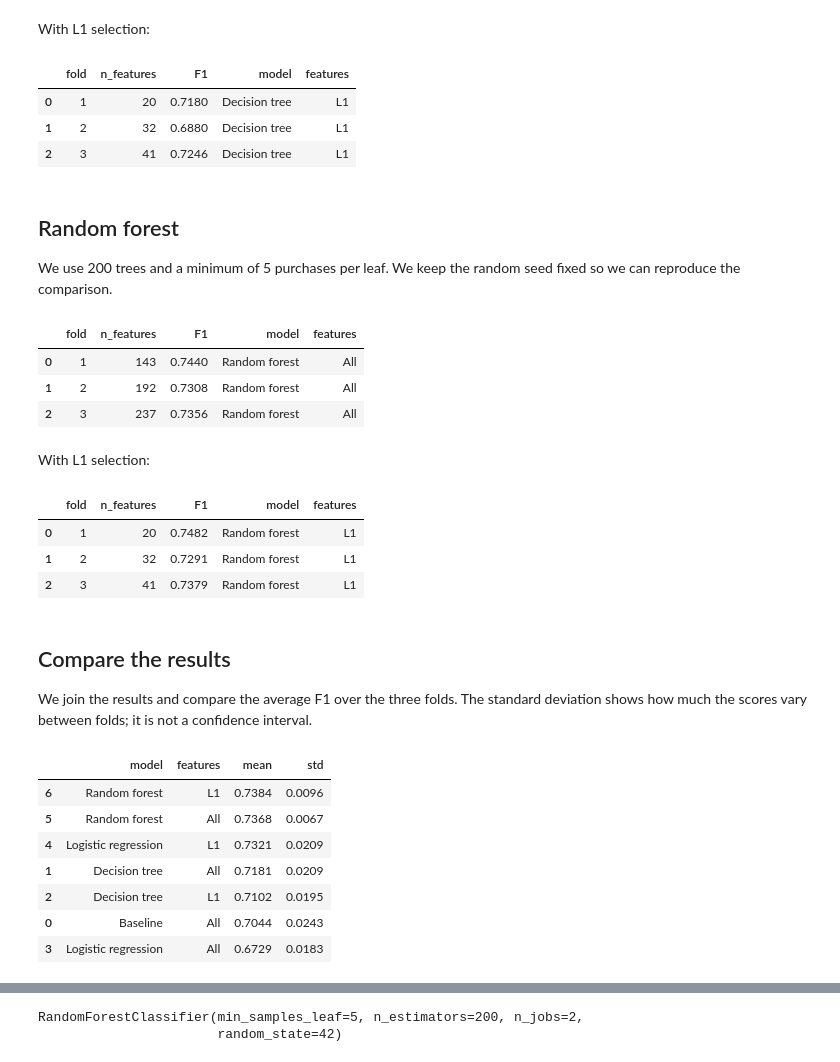
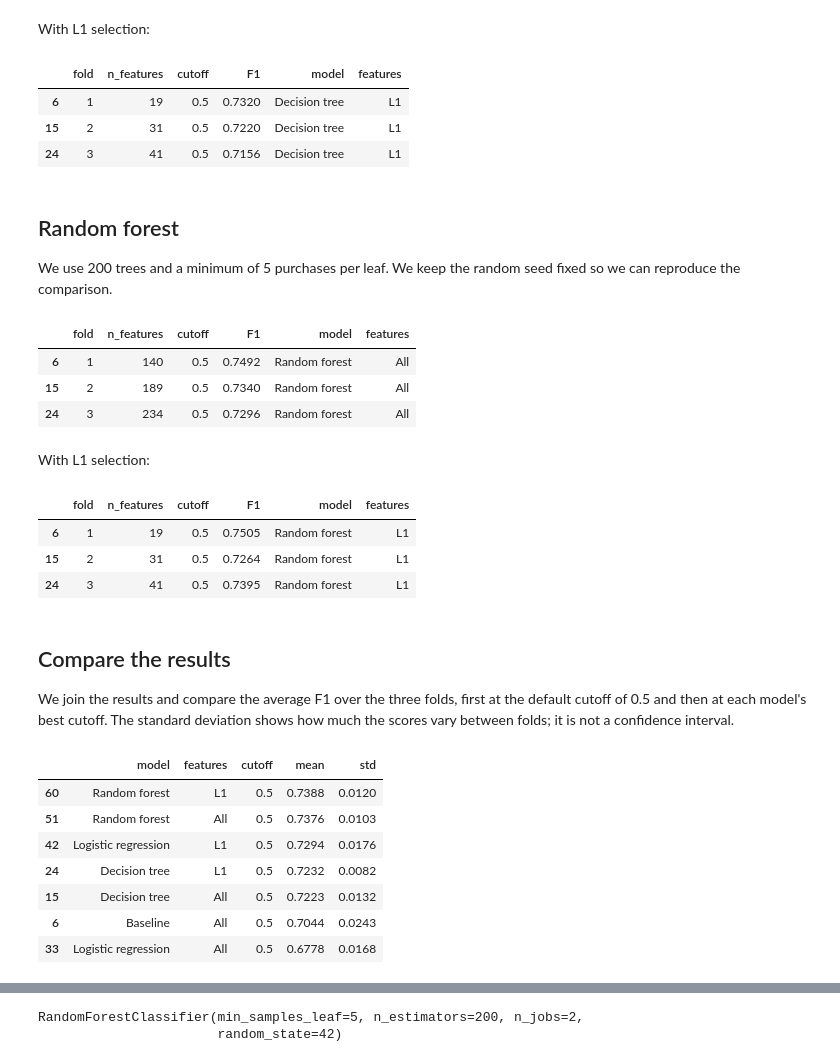
Before and after one commit to MiguelSantos00/Predicting-Repeat-Purchases-ML, a Jupyter notebook: notebooks/04_Modeling.ipynb, the cells around one changed output, grey strips where cells are left out. Saved outputs shown, nothing was run; the diff lists cells and outputs as text; code cells hidden in the pictures.

```diff
--- a/notebooks/04_Modeling.ipynb
+++ b/notebooks/04_Modeling.ipynb
@@ -39,7 +39,6 @@ Development purchases: 5024
 Development ends: 2023-03-18
 Holdout starts: 2023-06-17
 # %%
-dev["purchase_year"] = dev["purchase_date"].dt.year
 dev["purchase_month"] = dev["purchase_date"].dt.month.astype(str)
 dev["purchase_weekday"] = dev["purchase_date"].dt.dayofweek.astype(str)
 
@@ -86,4 +91,7 @@ coefficients with an absolute value above 0.000001.
 # %%
+cutoffs = np.arange(0.20, 0.61, 0.05).round(2)
+
+
 def evaluate(model, selection=False):
     rows = []
     for i, (tr, va) in enumerate(splits, 1):
@@ -94,7 +102,7 @@ def evaluate(model, selection=False):
         y_valid = y.loc[va]
 
         if selection:
-            select = LogisticRegression(penalty="l1", solver="liblinear", C=0.1,
+            select = LogisticRegression(l1_ratio=1, solver="liblinear", C=0.1,
                                          max_iter=2000, random_state=42)
             select.fit(X_train, y_train)
             keep = np.abs(select.coef_[0]) > 0.000001
@@ -103,11 +111,13 @@ def evaluate(model, selection=False):
             X_valid = X_valid[cols]
 
         model.fit(X_train, y_train)
-        pred = model.predict(X_valid)
-        f1 = f1_score(y_valid, pred)
-        rows.append([i, X_train.shape[1], f1])
+        prob = model.predict_proba(X_valid)[:, 1]
+        for cutoff in cutoffs:
+            pred = (prob > cutoff).astype(int)
+            f1 = f1_score(y_valid, pred)
+            rows.append([i, X_train.shape[1], cutoff, f1])
 
-    res = pd.DataFrame(rows, columns=["fold", "n_features", "F1"])
+    res = pd.DataFrame(rows, columns=["fold", "n_features", "cutoff", "F1"])
     return res
 # %% [markdown]
 ## Majority-class baseline
@@ -178,12 +188,12 @@ res = evaluate(model, selection=True)
 res["model"] = "Decision tree"
 res["features"] = "L1"
 scores.append(res)
-res.round(4)
+res.loc[res["cutoff"] == 0.5].round(4)
 # %% [output]
-|  | fold | n_features | F1 | model | features |
-| 0 | 1 | 20 | 0.7180 | Decision tree | L1 |
-| 1 | 2 | 32 | 0.6880 | Decision tree | L1 |
-| 2 | 3 | 41 | 0.7246 | Decision tree | L1 |
+|  | fold | n_features | cutoff | F1 | model | features |
+| 6 | 1 | 19 | 0.5 | 0.7320 | Decision tree | L1 |
+| 15 | 2 | 31 | 0.5 | 0.7220 | Decision tree | L1 |
+| 24 | 3 | 41 | 0.5 | 0.7156 | Decision tree | L1 |
 # %% [markdown]
 ## Random forest
 We use 200 trees and a minimum of 5 purchases per leaf. We keep the random
@@ -195,12 +205,12 @@ res = evaluate(model)
 res["model"] = "Random forest"
 res["features"] = "All"
 scores.append(res)
-res.round(4)
+res.loc[res["cutoff"] == 0.5].round(4)
 # %% [output]
-|  | fold | n_features | F1 | model | features |
-| 0 | 1 | 143 | 0.7440 | Random forest | All |
-| 1 | 2 | 192 | 0.7308 | Random forest | All |
-| 2 | 3 | 237 | 0.7356 | Random forest | All |
+|  | fold | n_features | cutoff | F1 | model | features |
+| 6 | 1 | 140 | 0.5 | 0.7492 | Random forest | All |
+| 15 | 2 | 189 | 0.5 | 0.7340 | Random forest | All |
+| 24 | 3 | 234 | 0.5 | 0.7296 | Random forest | All |
 # %% [markdown]
 With L1 selection:
 # %%
@@ -208,28 +218,29 @@ res = evaluate(model, selection=True)
 res["model"] = "Random forest"
 res["features"] = "L1"
 scores.append(res)
-res.round(4)
+res.loc[res["cutoff"] == 0.5].round(4)
 # %% [output]
-|  | fold | n_features | F1 | model | features |
-| 0 | 1 | 20 | 0.7482 | Random forest | L1 |
-| 1 | 2 | 32 | 0.7291 | Random forest | L1 |
-| 2 | 3 | 41 | 0.7379 | Random forest | L1 |
+|  | fold | n_features | cutoff | F1 | model | features |
+| 6 | 1 | 19 | 0.5 | 0.7505 | Random forest | L1 |
+| 15 | 2 | 31 | 0.5 | 0.7264 | Random forest | L1 |
+| 24 | 3 | 41 | 0.5 | 0.7395 | Random forest | L1 |
 # %% [markdown]
 ## Compare the results
-We join the results and compare the average F1 over the three folds.
-The standard deviation shows how much the scores vary between folds;
-it is not a confidence interval.
+We join the results and compare the average F1 over the three folds, first at
+the default cutoff of 0.5 and then at each model's best cutoff. The standard
+deviation shows how much the scores vary between folds; it is not a confidence
+interval.
 # %%
 scores = pd.concat(scores, ignore_index=True)
-summary = scores.groupby(["model", "features"])["F1"].agg(["mean", "std"])
-summary = summary.reset_index().sort_values("mean", ascending=False)
-summary.round(4)
+summary = scores.groupby(["model", "features", "cutoff"])["F1"].agg(["mean", "std"])
+summary = summary.reset_index()
+summary.loc[summary["cutoff"] == 0.5].sort_values("mean", ascending=False).round(4)
 # %% [output]
-|  | model | features | mean | std |
-| 6 | Random forest | L1 | 0.7384 | 0.0096 |
-| 5 | Random forest | All | 0.7368 | 0.0067 |
-| 4 | Logistic regression | L1 | 0.7321 | 0.0209 |
-| 1 | Decision tree | All | 0.7181 | 0.0209 |
-| 2 | Decision tree | L1 | 0.7102 | 0.0195 |
-| 0 | Baseline | All | 0.7044 | 0.0243 |
-| 3 | Logistic regression | All | 0.6729 | 0.0183 |
+|  | model | features | cutoff | mean | std |
+| 60 | Random forest | L1 | 0.5 | 0.7388 | 0.0120 |
+| 51 | Random forest | All | 0.5 | 0.7376 | 0.0103 |
+| 42 | Logistic regression | L1 | 0.5 | 0.7294 | 0.0176 |
+| 24 | Decision tree | L1 | 0.5 | 0.7232 | 0.0082 |
+| 15 | Decision tree | All | 0.5 | 0.7223 | 0.0132 |
+| 6 | Baseline | All | 0.5 | 0.7044 | 0.0243 |
+| 33 | Logistic regression | All | 0.5 | 0.6778 | 0.0168 |
```
Also changed, not shown: parts of 15 cells of this notebook, 20 other files.
